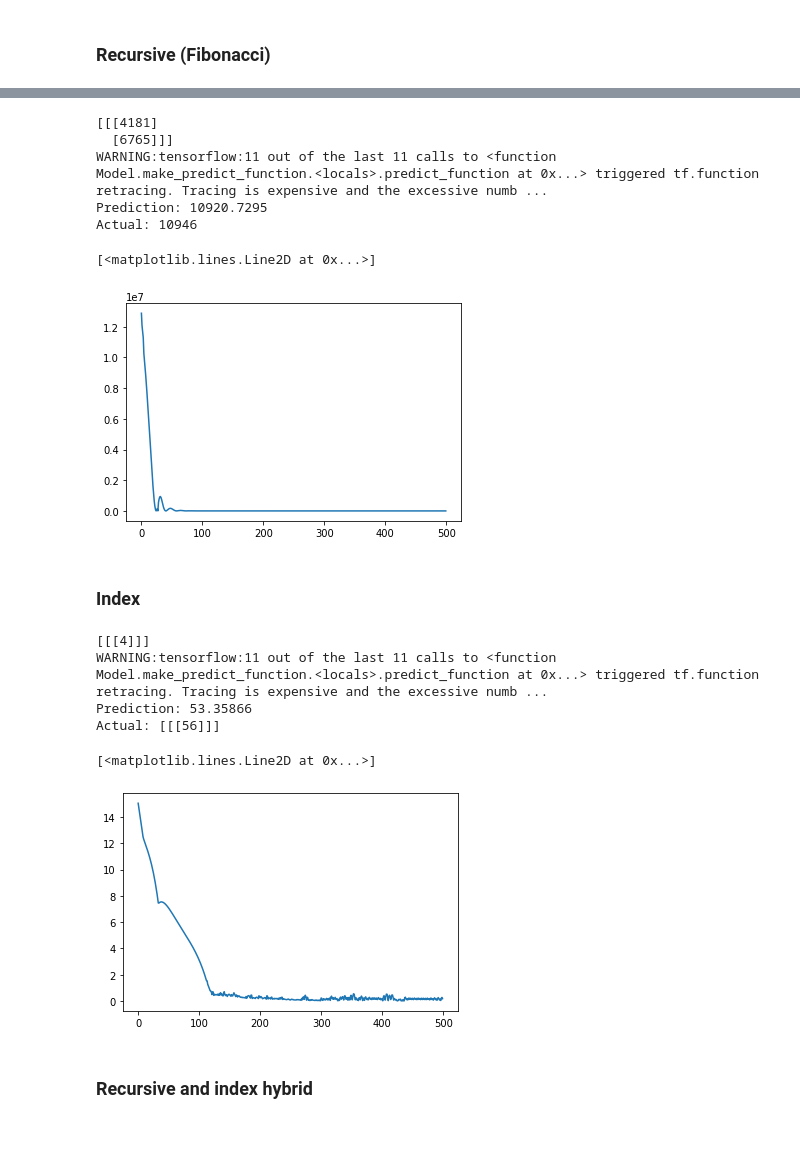
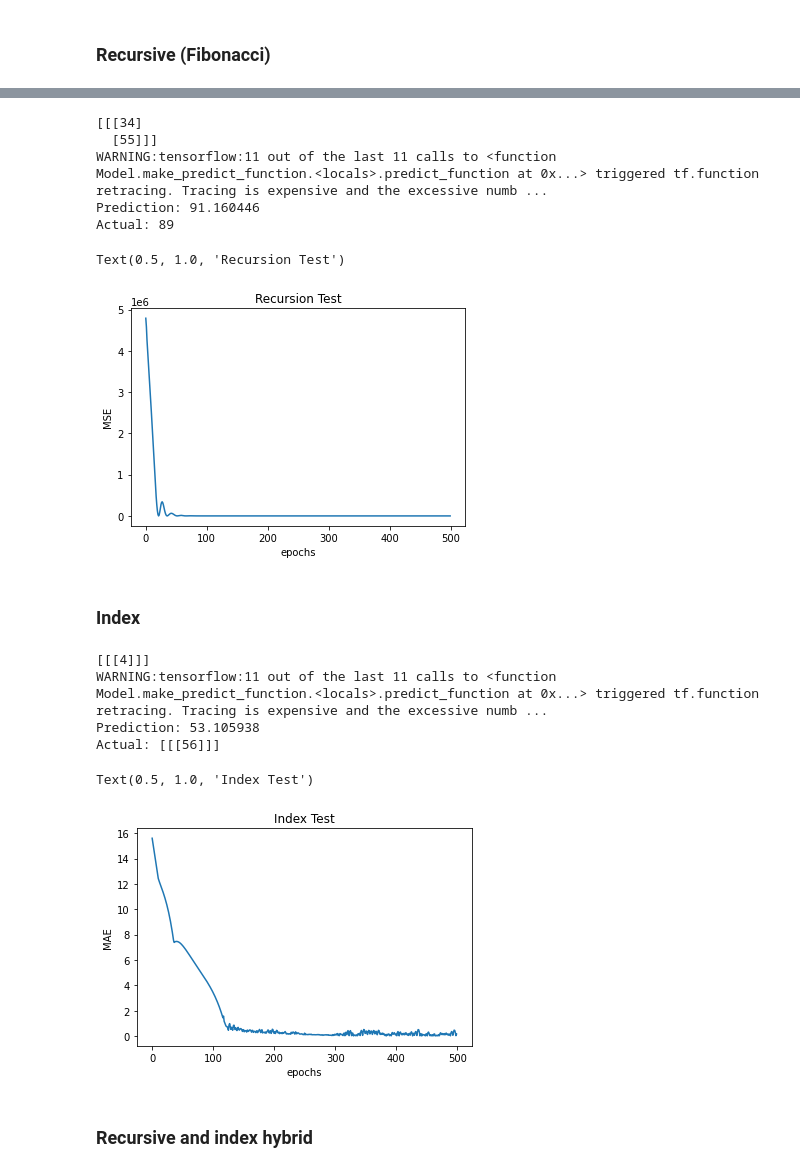
Before and after one commit to MasterMilkX/iqtest_seqbot, a Jupyter notebook: test_rnn.ipynb, the cells around one changed output, grey strips where cells are left out. Saved outputs shown, nothing was run; the diff lists cells and outputs as text; code cells hidden in the pictures; blank space fills up the shorter version.

```diff
--- a/test_rnn.ipynb
+++ b/test_rnn.ipynb
@@ -564,28 +600,31 @@ print(y_train[2])
 # %%
 # Simple LSTM - softplus Activation
 fib_model = Sequential()
 fib_model.add(LSTM(50, activation='softplus', input_shape=(fib_look, 1)))
 fib_model.add(Dense(1))
 adam = keras.optimizers.Adam(lr=0.01)
 fib_model.compile(optimizer=adam, loss='mse',metrics=['mse'])
-fib_history = fib_model.fit([X_train[:2]], [y_train[:2]], epochs=500, validation_split=0.0, verbose=0)
+fib_history = fib_model.fit([X_train[:2]], [y_train[:2]], epochs=500, verbose=0)
 
 #predict on unseen
 xt = np.expand_dims(X_train[3],0)
 print(xt)
 print("Prediction: " + str(np.squeeze(fib_model.predict(xt))))
 print("Actual: " + str(y_train[3]))
 
 #plot error
 pyplot.plot(fib_history.history['mse'])
+pyplot.xlabel("epochs")
+pyplot.ylabel("MSE")
+pyplot.title("Recursion Test")
 # %% [output]
-[[[4181]
-  [6765]]]
+[[[34]
+  [55]]]
 WARNING:tensorflow:11 out of the last 11 calls to <function Model.make_predict_function.<locals>.predict_function at 0x...> triggered tf.function retracing. Tracing is expensive and the excessive numb ...
-Prediction: 10920.7295
-Actual: 10946
+Prediction: 91.160446
+Actual: 89
-[<matplotlib.lines.Line2D at 0x...>]
+Text(0.5, 1.0, 'Recursion Test')
-[figure, old version]
+[figure, new version]
 # %% [markdown]
 ### Index
 # %%
@@ -611,13 +650,16 @@ print("Actual: " + str(ans_test))
 
 #plot error
 pyplot.plot(index_history.history['mae'])
+pyplot.xlabel("epochs")
+pyplot.ylabel("MAE")
+pyplot.title("Index Test")
 # %% [output]
 [[[4]]]
 WARNING:tensorflow:11 out of the last 11 calls to <function Model.make_predict_function.<locals>.predict_function at 0x...> triggered tf.function retracing. Tracing is expensive and the excessive numb ...
-Prediction: 53.35866
+Prediction: 53.105938
 Actual: [[[56]]]
-[<matplotlib.lines.Line2D at 0x...>]
+Text(0.5, 1.0, 'Index Test')
-[figure, old version]
+[figure, new version]
 # %% [markdown]
 ### Recursive and index hybrid
 # %%
```
Also changed, not shown: parts of 30 cells of this notebook, 2 other files.
